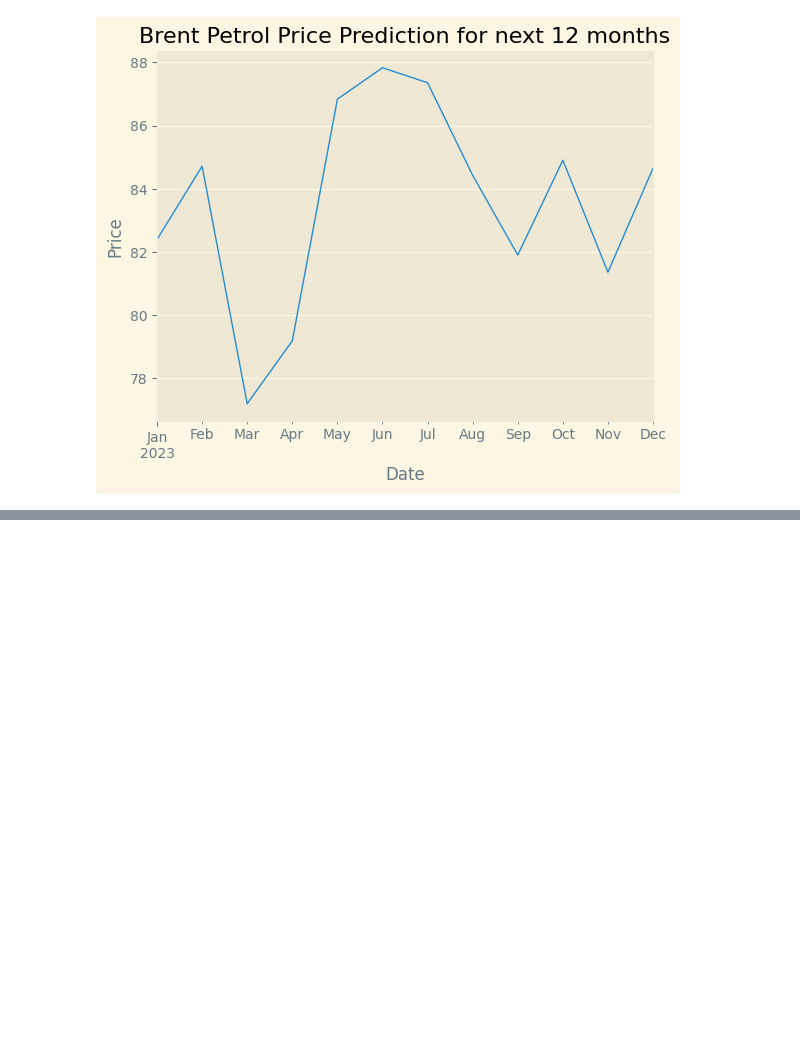
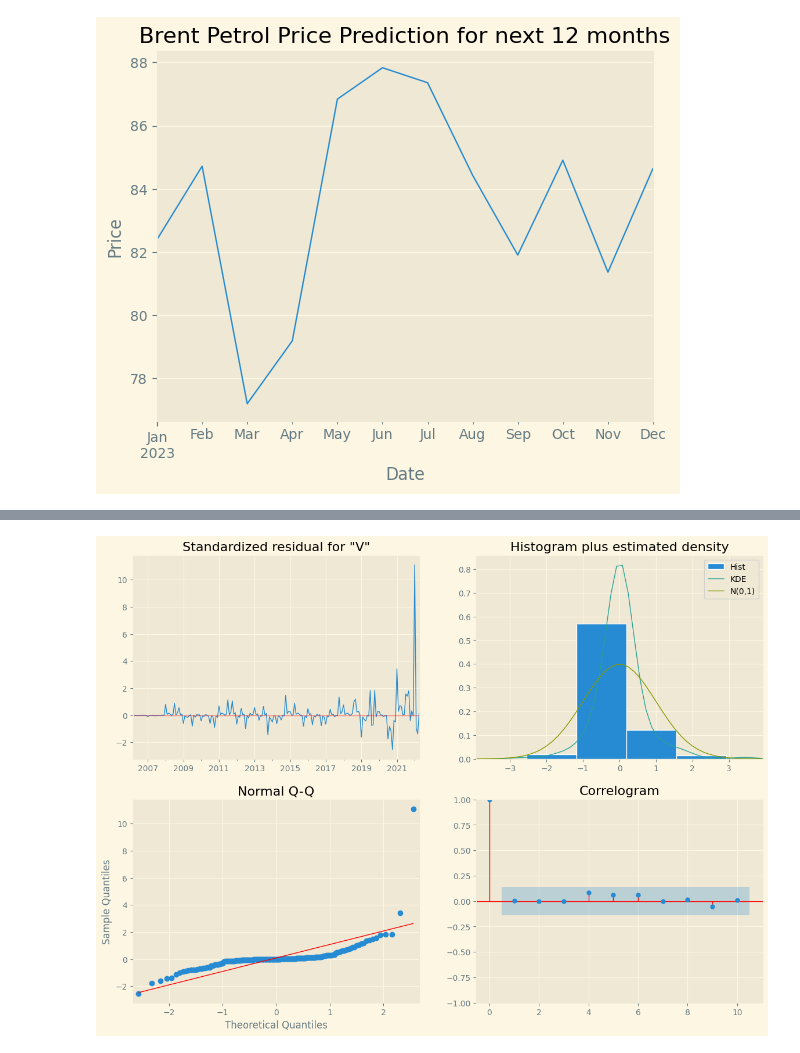
Before and after one commit to kayabo19/Average-Food-Price-Analysis, a Jupyter notebook: Final_Project.ipynb, the cells around one changed output, grey strips where cells are left out. Drawn from its saved outputs; the diff is of its cells as text; code cells hidden in the pictures; blank space fills up the shorter version.

```diff
--- a/Final_Project.ipynb
+++ b/Final_Project.ipynb
@@ -1065,0 +1201,14 @@ Text(0.5, 1.0, 'Brent Petrol Price Prediction for next 12 months')
+# %%
+import statsmodels.api as sm
+mod = sm.tsa.statespace.SARIMAX(df3.astype(float),
+                                order=(3,1,0),
+                                seasonal_order=(1, 1, 2, 12),
+                                enforce_stationarity=False,
+                                enforce_invertibility=False)
+
+results = mod.fit()
+# %%
+results.plot_diagnostics(figsize=(14,10))
+plt.show()
+# %% [output]
+[figure, added]
```
Also changed, not shown: parts of 17 cells of this notebook.
